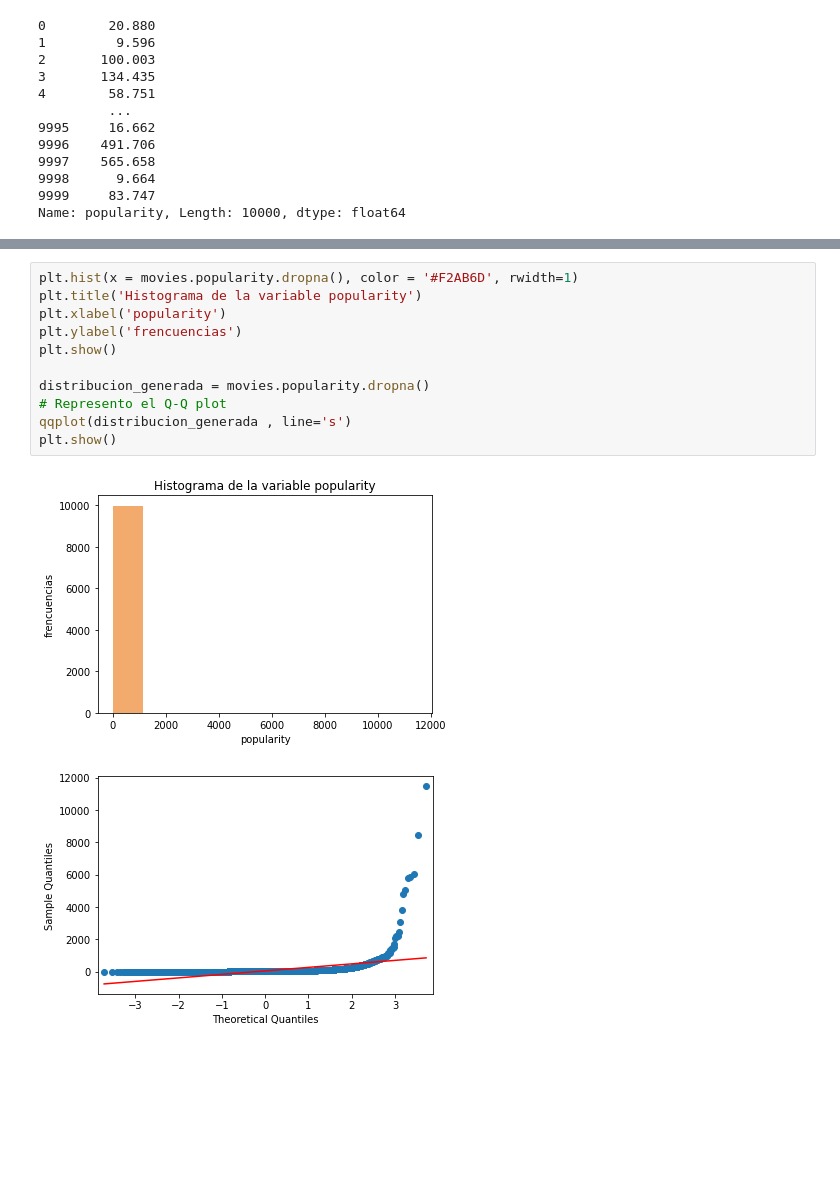
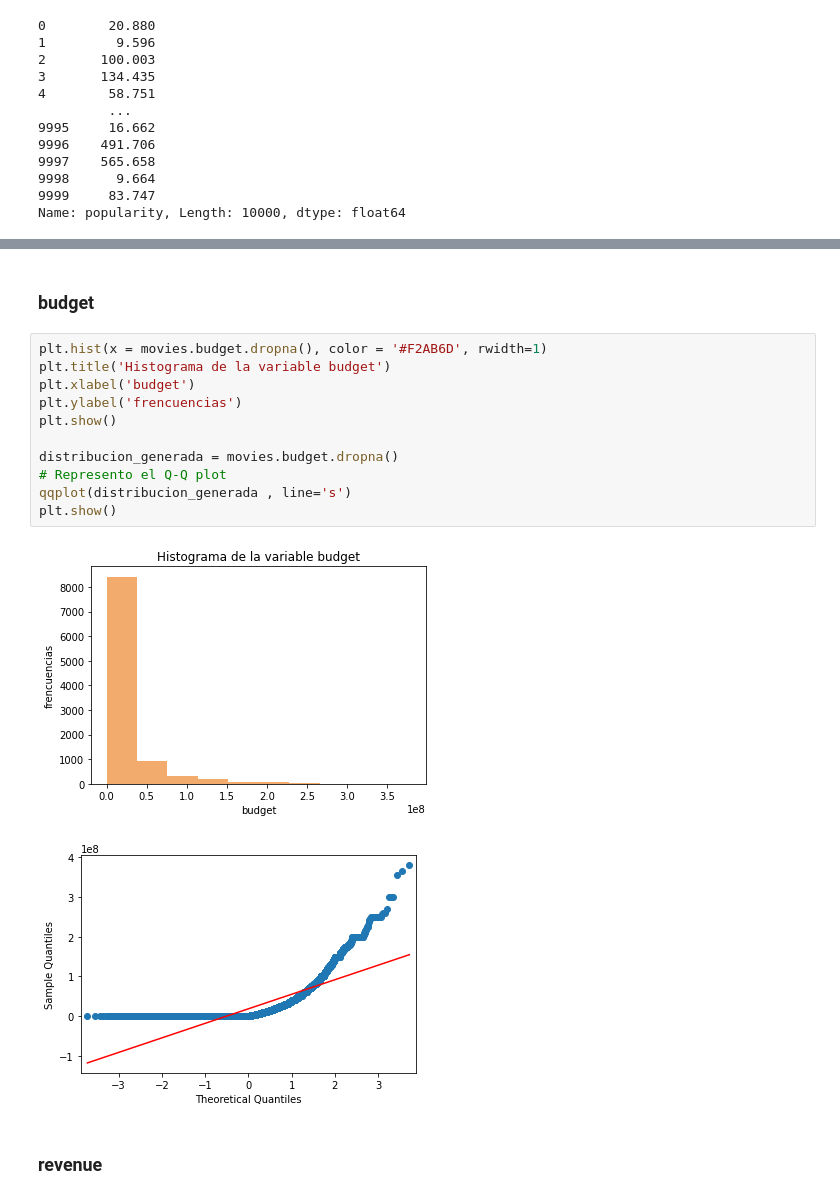
Before and after one commit to raulangelj/HT1_ANALISIS_EXPLORATORIO, a Jupyter notebook: HT1_ANALISIS_EXPLORATORIO.ipynb, the cells around one changed output, grey strips where cells are left out. Saved outputs shown, nothing was run; the diff lists cells and outputs as text; blank space fills up the shorter version.

```diff
--- a/HT1_ANALISIS_EXPLORATORIO.ipynb
+++ b/HT1_ANALISIS_EXPLORATORIO.ipynb
@@ -97,14 +142,18 @@ Name: popularity, Length: 10000, dtype: float64
+# %% [markdown]
+### budget
 # %%
-plt.hist(x = movies.popularity.dropna(), color = '#F2AB6D', rwidth=1)
-plt.title('Histograma de la variable popularity')
-plt.xlabel('popularity')
+plt.hist(x = movies.budget.dropna(), color = '#F2AB6D', rwidth=1)
+plt.title('Histograma de la variable budget')
+plt.xlabel('budget')
 plt.ylabel('frencuencias')
 plt.show()
 
-distribucion_generada = movies.popularity.dropna()
+distribucion_generada = movies.budget.dropna()
 # Represento el Q-Q plot
 qqplot(distribucion_generada , line='s')
 plt.show()
 # %% [output]
-[figure, old version]
+[figure, new version]
-[figure, old version]
+[figure, new version]
+# %% [markdown]
+### revenue
```
Also changed, not shown: parts of 12 cells of this notebook.
